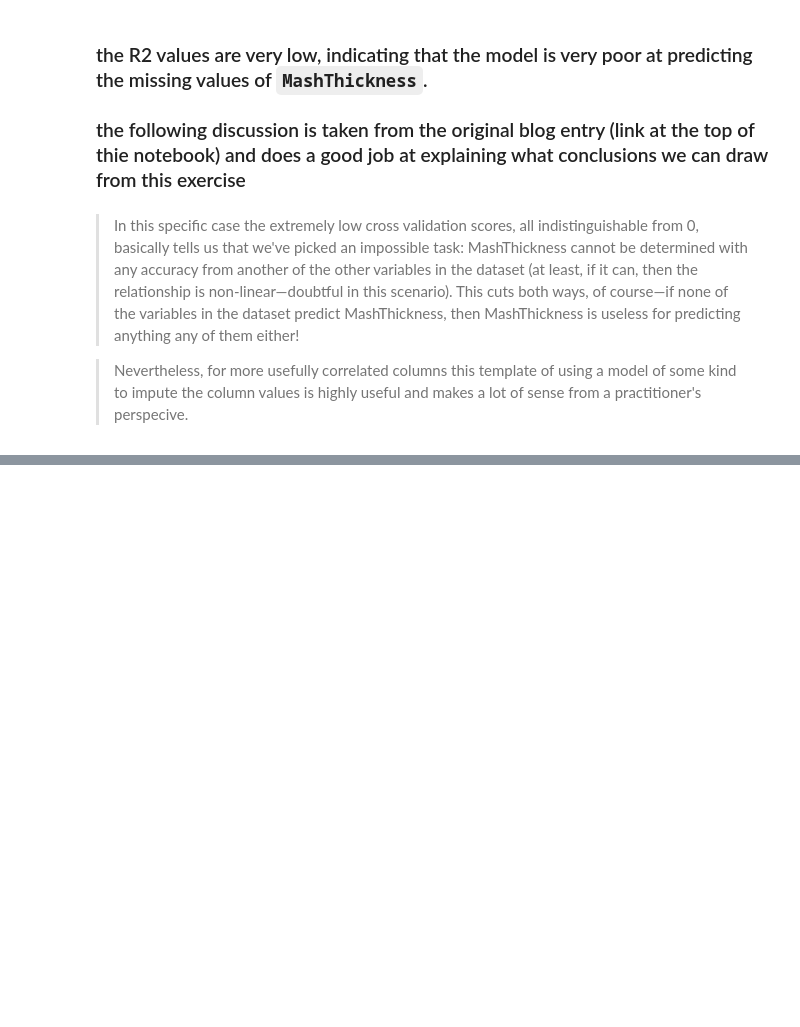
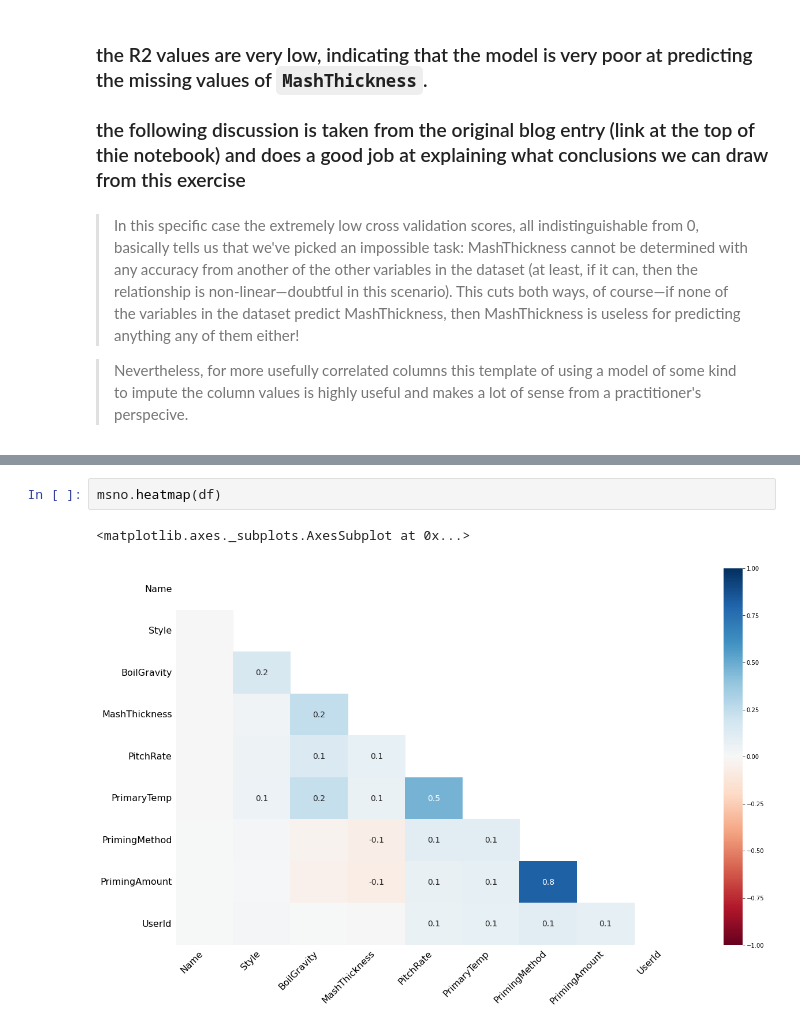
Before and after one commit to sarahj0/CSC3831-2022-23, a Jupyter notebook: IMPUTATION/regression-example/Beer-imputation-example.ipynb, the cells around one changed output, grey strips where cells are left out. Cells and saved outputs as stored; diff of their text form; blank space fills up the shorter version.

```diff
--- a/IMPUTATION/regression-example/Beer-imputation-example.ipynb
+++ b/IMPUTATION/regression-example/Beer-imputation-example.ipynb
@@ -210,0 +270,5 @@ print(scores)
+# %%
+msno.heatmap(df)
+# %% [output]
+<matplotlib.axes._subplots.AxesSubplot at 0x...>
+[figure, added]
```
Also changed, not shown: parts of 23 cells of this notebook, 1 other file.
